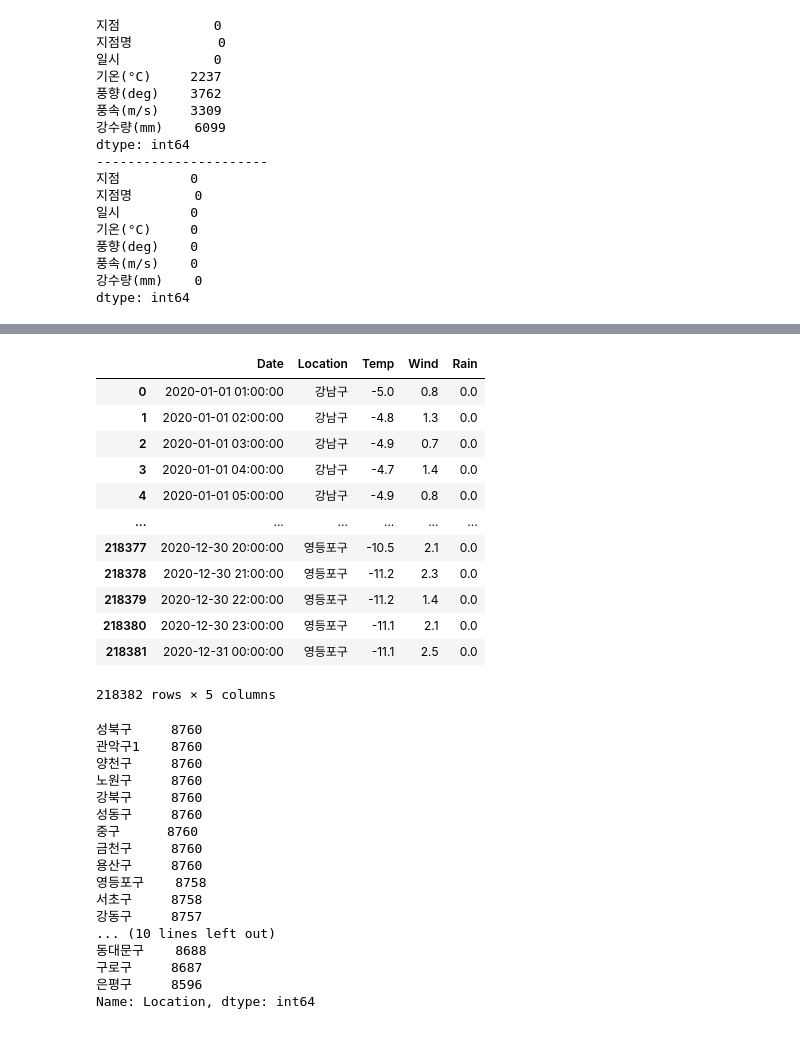
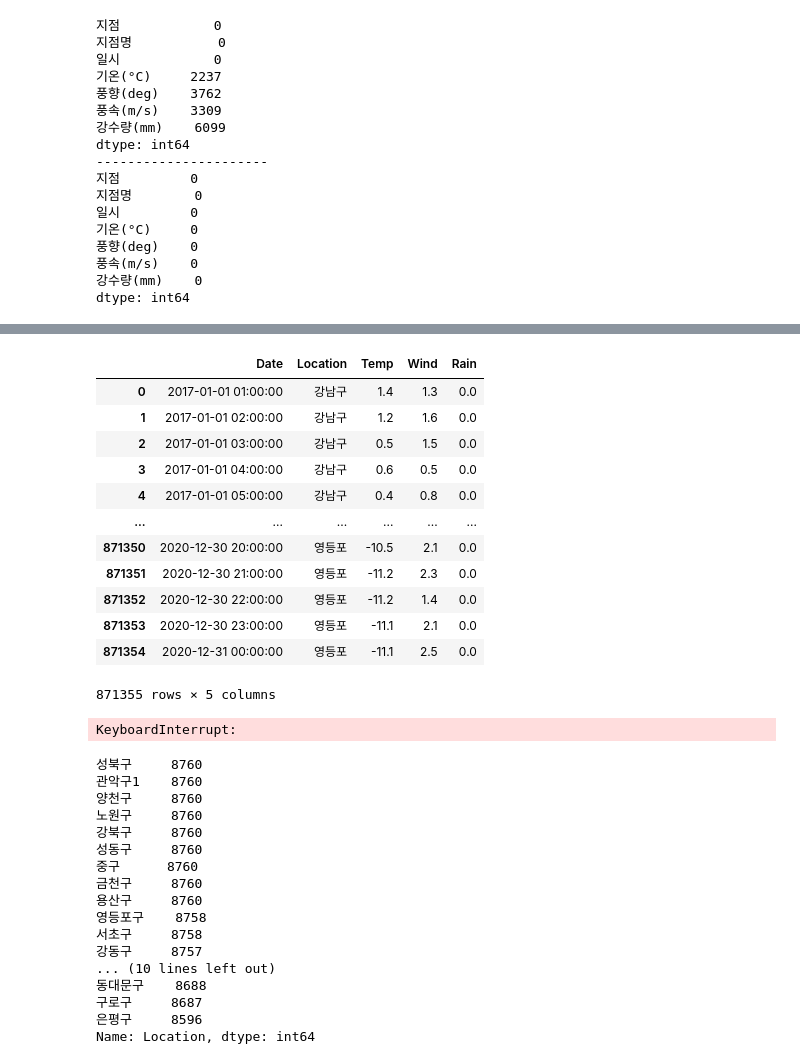
Before and after one commit to HyeongSeok-Park/Academy_Second_Project, a Jupyter notebook: 데이터 전처리 및 시각화.ipynb, the cells around one changed output, grey strips where cells are left out. Cells and saved outputs as stored; diff of their text form; code cells hidden in the pictures.

```diff
--- a/데이터 전처리 및 시각화.ipynb
+++ b/데이터 전처리 및 시각화.ipynb
@@ -841,31 +859,41 @@ Name: Location, dtype: int64
+# %%
+# csv 파일 저장
+weather_total_edit4.to_csv('E:/Git/SourceTree/Academy_Second_Project/temp_file_2.csv', index=False)
+
+# csv 파일 불러오기
+temp_file_2 = pd.read_csv('E:/Git/SourceTree/Academy_Second_Project/temp_file_2.csv')
+
+temp_file_2
+# %% [output]
+|  | Date | Location | Temp | Wind | Rain |
+| 0 | 2017-01-01 01:00:00 | 강남구 | 1.4 | 1.3 | 0.0 |
+| 1 | 2017-01-01 02:00:00 | 강남구 | 1.2 | 1.6 | 0.0 |
+| 2 | 2017-01-01 03:00:00 | 강남구 | 0.5 | 1.5 | 0.0 |
+| 3 | 2017-01-01 04:00:00 | 강남구 | 0.6 | 0.5 | 0.0 |
+| 4 | 2017-01-01 05:00:00 | 강남구 | 0.4 | 0.8 | 0.0 |
+| ... | ... | ... | ... | ... | ... |
+| 871350 | 2020-12-30 20:00:00 | 영등포 | -10.5 | 2.1 | 0.0 |
+| 871351 | 2020-12-30 21:00:00 | 영등포 | -11.2 | 2.3 | 0.0 |
+| 871352 | 2020-12-30 22:00:00 | 영등포 | -11.2 | 1.4 | 0.0 |
+| 871353 | 2020-12-30 23:00:00 | 영등포 | -11.1 | 2.1 | 0.0 |
+| 871354 | 2020-12-31 00:00:00 | 영등포 | -11.1 | 2.5 | 0.0 |
+871355 rows × 5 columns
 # %%
-for j in range(len(weather_2020_edit4['Location'])) :
-  if weather_2020_edit4['Location'][j] == '관악' :
-    weather_2020_edit4['Location'][j] = '관악구1'
-  elif weather_2020_edit4['Location'][j] == '남현' :
-    weather_2020_edit4['Location'][j] = '관악구2'
-  elif weather_2020_edit4['Location'][j] == '기상청' :
-    weather_2020_edit4['Location'][j] = '동작구'
-  elif weather_2020_edit4['Location'][j] == '중구' :
+for j in range(len(weather_total_edit4['Location'])) :
+  if weather_total_edit4['Location'][j] == '관악' :
+    weather_total_edit4['Location'][j] = '관악구1'
+  elif weather_total_edit4['Location'][j] == '남현' :
+    weather_total_edit4['Location'][j] = '관악구2'
+  elif weather_total_edit4['Location'][j] == '기상청' :
+    weather_total_edit4['Location'][j] = '동작구'
+  elif weather_total_edit4['Location'][j] == '중구' :
     continue
-  elif weather_2020_edit4['Location'][j] == '영등포 ' :
-    weather_2020_edit4['Location'][j] = '영등포구'
+  elif weather_total_edit4['Location'][j] == '영등포 ' :
+    weather_total_edit4['Location'][j] = '영등포구'
   else :
-    weather_2020_edit4['Location'][j] = weather_2020_edit4['Location'][j]+'구'
+    weather_total_edit4['Location'][j] = weather_total_edit4['Location'][j]+'구'
 
-weather_2020_edit4
+weather_total_edit4
 # %% [output]
-|  | Date | Location | Temp | Wind | Rain |
-| 0 | 2020-01-01 01:00:00 | 강남구 | -5.0 | 0.8 | 0.0 |
-| 1 | 2020-01-01 02:00:00 | 강남구 | -4.8 | 1.3 | 0.0 |
-| 2 | 2020-01-01 03:00:00 | 강남구 | -4.9 | 0.7 | 0.0 |
-| 3 | 2020-01-01 04:00:00 | 강남구 | -4.7 | 1.4 | 0.0 |
-| 4 | 2020-01-01 05:00:00 | 강남구 | -4.9 | 0.8 | 0.0 |
-| ... | ... | ... | ... | ... | ... |
-| 218377 | 2020-12-30 20:00:00 | 영등포구 | -10.5 | 2.1 | 0.0 |
-| 218378 | 2020-12-30 21:00:00 | 영등포구 | -11.2 | 2.3 | 0.0 |
-| 218379 | 2020-12-30 22:00:00 | 영등포구 | -11.2 | 1.4 | 0.0 |
-| 218380 | 2020-12-30 23:00:00 | 영등포구 | -11.1 | 2.1 | 0.0 |
-| 218381 | 2020-12-31 00:00:00 | 영등포구 | -11.1 | 2.5 | 0.0 |
-218382 rows × 5 columns
+KeyboardInterrupt:
 # %%
```
Also changed, not shown: parts of 8 cells of this notebook.
